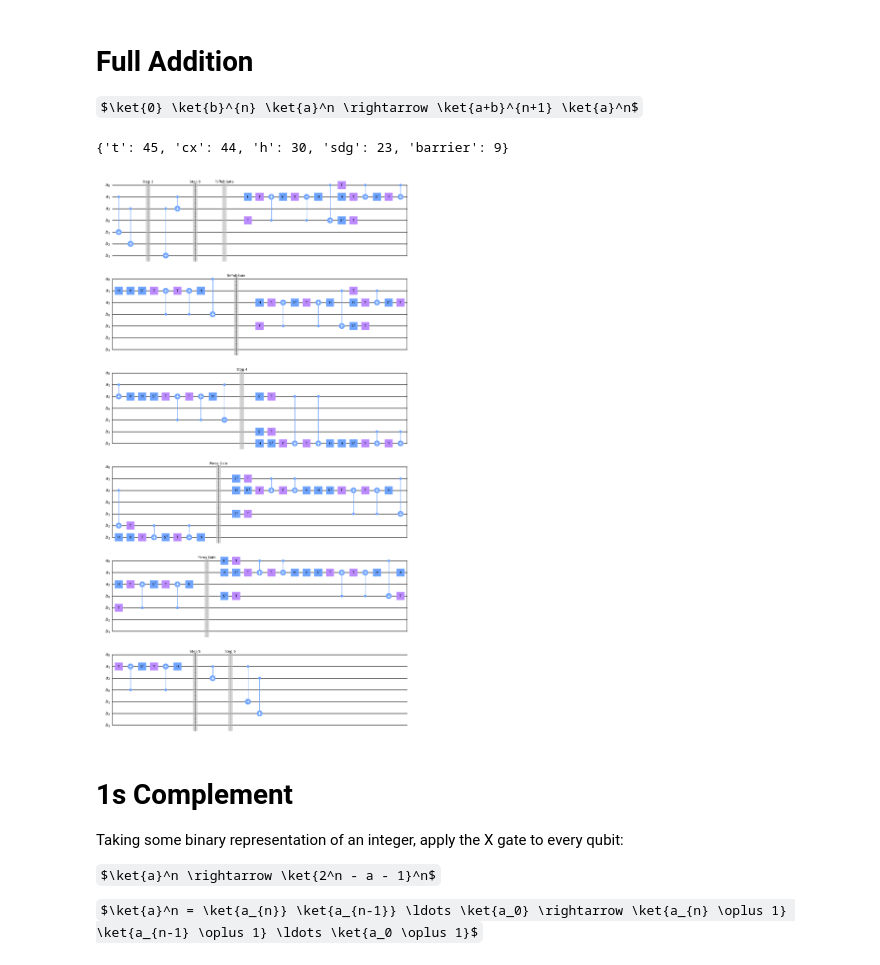
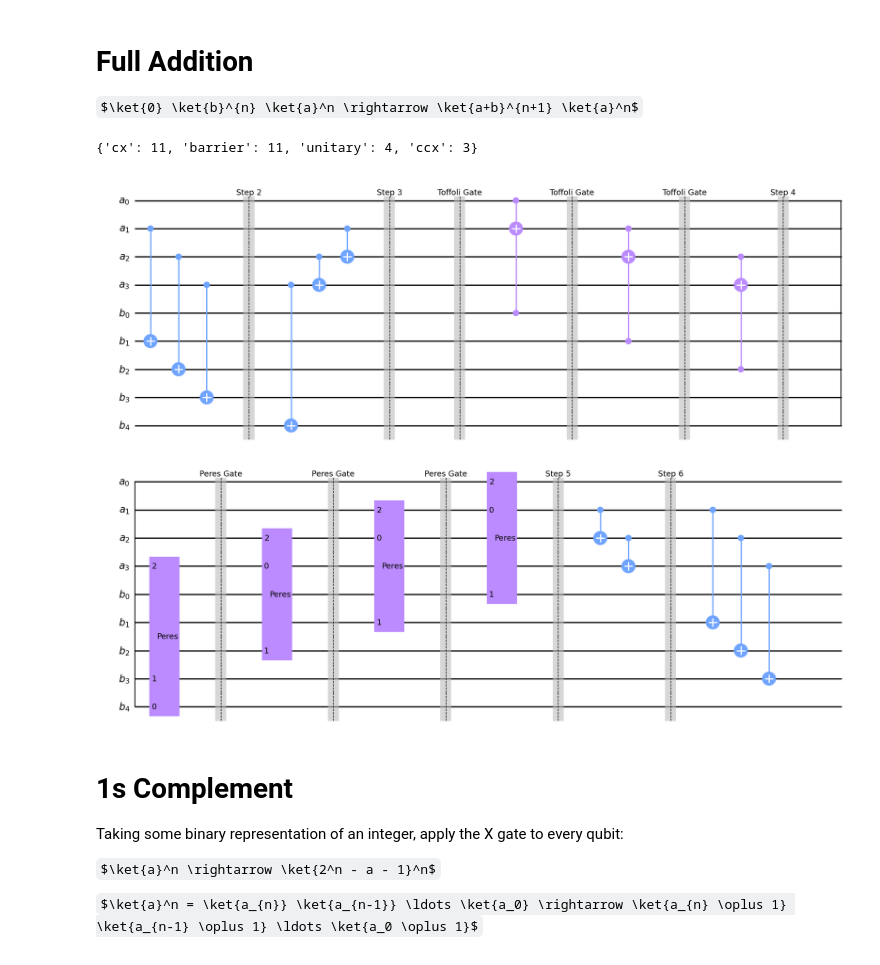
Before and after one commit to lincolnajohnston/Quantum-NTE, a Jupyter notebook: Elementary_circuits/basic_arithmetic_circuits.ipynb, the cells around one changed output. Saved outputs shown, nothing was run; the diff lists cells and outputs as text; code cells hidden in the pictures; some formulas as TeX source.

```diff
--- a/Elementary_circuits/basic_arithmetic_circuits.ipynb
+++ b/Elementary_circuits/basic_arithmetic_circuits.ipynb
@@ -205,13 +230,13 @@ qc.draw('mpl')
 # Full Addition
 $\ket{0} \ket{b}^{n} \ket{a}^n \rightarrow \ket{a+b}^{n+1} \ket{a}^n$
 # %%
-n = 3 # some arbitrary value
+n = 4 # some arbitrary value
 a = QuantumRegister(n, 'a') # "A" register
 b = QuantumRegister(n+1, 'b') # "B" register
 
 qc = QuantumCircuit(a, b)
 
-Addition_gate(qc, a, b, modular=False, useElementaryGates=True)
+Addition_gate(qc, a, b, modular=False, useElementaryGates=False)
 
 # get the unitary of the circuit
 U = Operator(qc).data
@@ -223,35 +248,35 @@ for b_val in range(int(2**n)):
         integer_input = b_val * int(2**n) + a_val
         state_vec = np.zeros(int(2**(2*n+1)))
         state_vec[integer_input] = 1
         input_state = Statevector(state_vec)
 
         # Apply the circuit to the state
         output_state = input_state.evolve(qc)
         integer_output = np.argmax(output_state.data)
         output_a = integer_output % int(2**n)
         output_b = integer_output // int(2**n)
 
         # Print as numpy array
         #print("input: ", state_vec, "   a = ", a_val, "   b = ", b_val)
         #print("output: ", np.round(np.real(output_state.data), decimals=2), "   a = ", output_a, "   b = ", output_b)
 
         if output_a != a_val:
             print("output a is not correct")
             print("input: ", state_vec, "   a = ", a_val, "   b = ", b_val)
             print("output: ", np.round(np.real(output_state.data), decimals=2), "   a = ", output_a, "   b = ", output_b)
             #raise Exception("output a is not correct")
 
         if output_b != (a_val + b_val) % int(2**(n+1)):
             print("output b is not correct")
             print("input: ", state_vec, "   a = ", a_val, "   b = ", b_val)
             print("output: ", np.round(np.real(output_state.data), decimals=2), "   a = ", output_a, "   b = ", output_b)
             #raise Exception("output b is not correct")
 
 print(dict(qc.count_ops()))
 qc.draw('mpl')
 # %% [output]
-{'t': 45, 'cx': 44, 'h': 30, 'sdg': 23, 'barrier': 9}
+{'cx': 11, 'barrier': 11, 'unitary': 4, 'ccx': 3}
-[figure, old version]
+[figure, new version]
 # %% [markdown]
 # 1s Complement
 Taking some binary representation of an integer, apply the X gate to every qubit:
```
Also changed, not shown: parts of 9 cells of this notebook, 3 other files.
